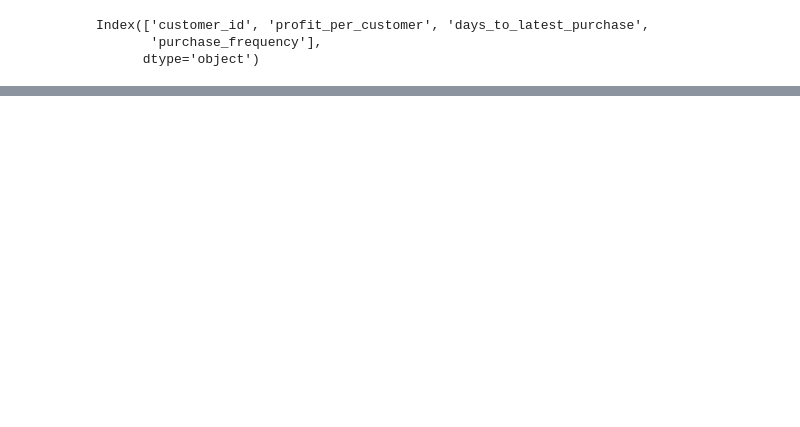
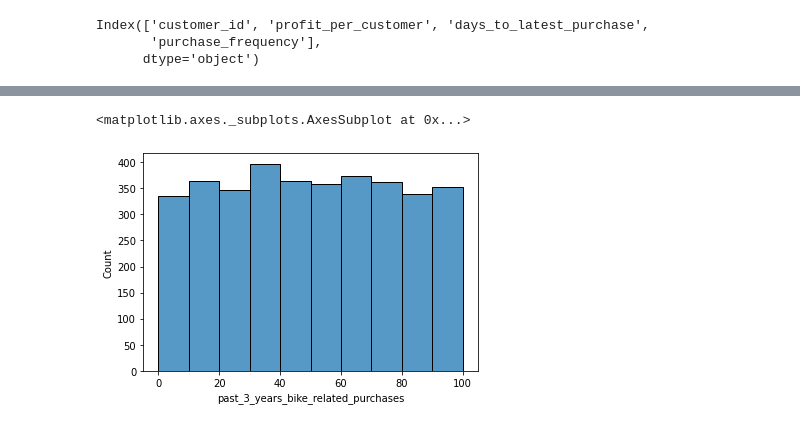
Before and after one commit to nug1209/Virtual_Experience_KPMG_Data_Analytics, a Jupyter notebook: KPMG_Virtual_Experience_2_Nugroho_Budianggoro.ipynb, the cells around one changed output, grey strips where cells are left out. Cells and saved outputs as stored; diff of their text form; code cells hidden in the pictures; blank space fills up the shorter version.

```diff
--- a/KPMG_Virtual_Experience_2_Nugroho_Budianggoro.ipynb
+++ b/KPMG_Virtual_Experience_2_Nugroho_Budianggoro.ipynb
@@ -363,0 +356,5 @@ plt.show
+# %%
+sns.histplot(data=df_cst, x="past_3_years_bike_related_purchases", binwidth=10)
+# %% [output]
+<matplotlib.axes._subplots.AxesSubplot at 0x...>
+[figure, added]
```
Also changed, not shown: parts of 16 cells of this notebook.
